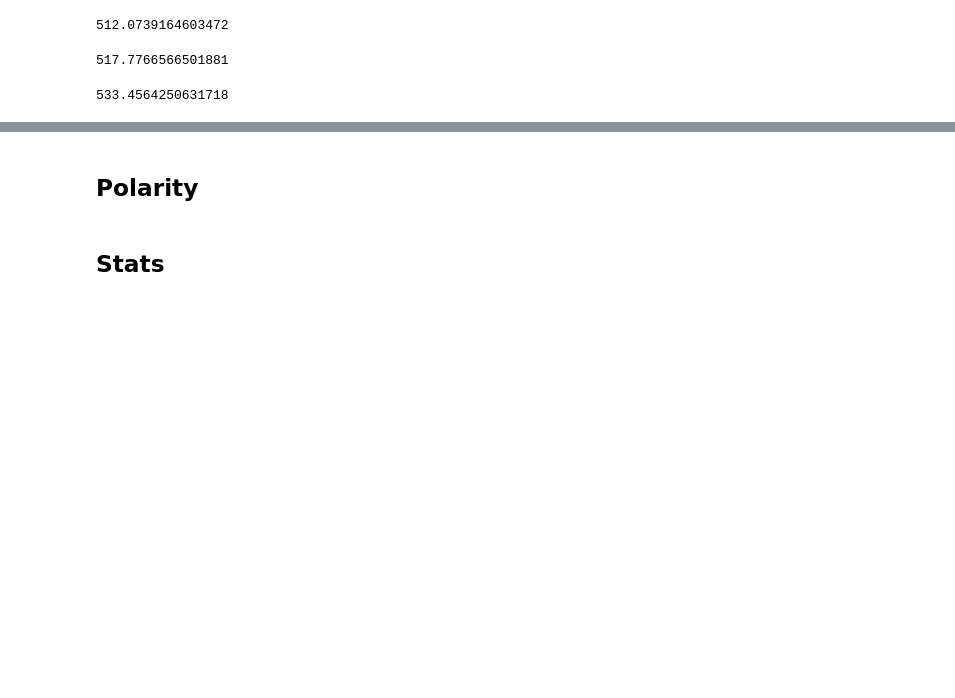
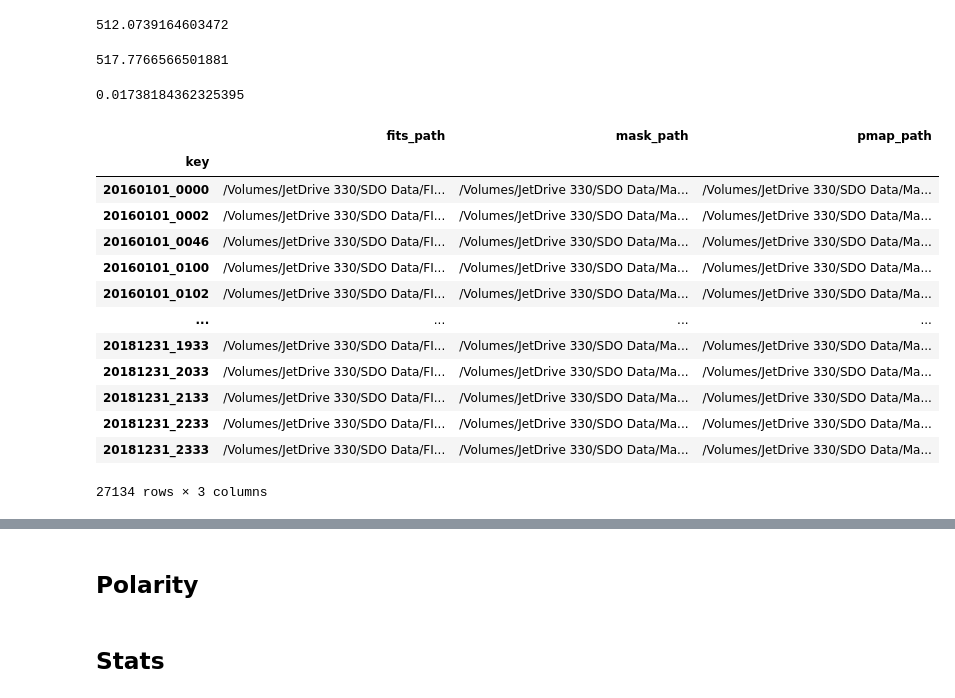
Before and after one commit to oscu0/helio-n, a Jupyter notebook: CH Mask Generator.ipynb, the cells around one changed output, grey strips where cells are left out. Saved outputs shown, nothing was run; the diff lists cells and outputs as text; code cells hidden in the pictures; blank space fills up the shorter version.

```diff
--- a/CH Mask Generator.ipynb
+++ b/CH Mask Generator.ipynb
@@ -33,7 +33,10 @@ pd.set_option("display.width", 1000)
 # Data Processing
 # %%
 df = prepare_dataset(
-    paths["fits_root"], paths["masks_root"], pmaps_root=paths["masks_root"]
+    paths["fits_root"],
+    paths["masks_root"],
+    pmaps_root=paths["masks_root"],
+    hmi_root=paths["hmi_root"],
 )[0]
 # %% [output]
 ⚠ Duplicate keys in FITS:
@@ -413,6 +419,6 @@ v(ch_rel_area(row, reference_mode=False))
 # %% [output]
 517.7766566501881
 # %%
-v(2.21 / 100)
+ch_rel_area(row, reference_mode=True)
 # %% [output]
-533.4564250631718
+0.01738184362325395
@@ -418,0 +427,17 @@ v(2.21 / 100)
+# %%
+df
+# %% [output]
+|  | fits_path | mask_path | pmap_path |
+| key |  |  |  |
+| 20160101_0000 | /Volumes/JetDrive 330/SDO Data/FI... | /Volumes/JetDrive 330/SDO Data/Ma... | /Volumes/JetDrive 330/SDO Data/Ma... |
+| 20160101_0002 | /Volumes/JetDrive 330/SDO Data/FI... | /Volumes/JetDrive 330/SDO Data/Ma... | /Volumes/JetDrive 330/SDO Data/Ma... |
+| 20160101_0046 | /Volumes/JetDrive 330/SDO Data/FI... | /Volumes/JetDrive 330/SDO Data/Ma... | /Volumes/JetDrive 330/SDO Data/Ma... |
+| 20160101_0100 | /Volumes/JetDrive 330/SDO Data/FI... | /Volumes/JetDrive 330/SDO Data/Ma... | /Volumes/JetDrive 330/SDO Data/Ma... |
+| 20160101_0102 | /Volumes/JetDrive 330/SDO Data/FI... | /Volumes/JetDrive 330/SDO Data/Ma... | /Volumes/JetDrive 330/SDO Data/Ma... |
+| ... | ... | ... | ... |
+| 20181231_1933 | /Volumes/JetDrive 330/SDO Data/FI... | /Volumes/JetDrive 330/SDO Data/Ma... | /Volumes/JetDrive 330/SDO Data/Ma... |
+| 20181231_2033 | /Volumes/JetDrive 330/SDO Data/FI... | /Volumes/JetDrive 330/SDO Data/Ma... | /Volumes/JetDrive 330/SDO Data/Ma... |
+| 20181231_2133 | /Volumes/JetDrive 330/SDO Data/FI... | /Volumes/JetDrive 330/SDO Data/Ma... | /Volumes/JetDrive 330/SDO Data/Ma... |
+| 20181231_2233 | /Volumes/JetDrive 330/SDO Data/FI... | /Volumes/JetDrive 330/SDO Data/Ma... | /Volumes/JetDrive 330/SDO Data/Ma... |
+| 20181231_2333 | /Volumes/JetDrive 330/SDO Data/FI... | /Volumes/JetDrive 330/SDO Data/Ma... | /Volumes/JetDrive 330/SDO Data/Ma... |
+27134 rows × 3 columns
```
Also changed, not shown: parts of 15 cells of this notebook, 3 other files.
